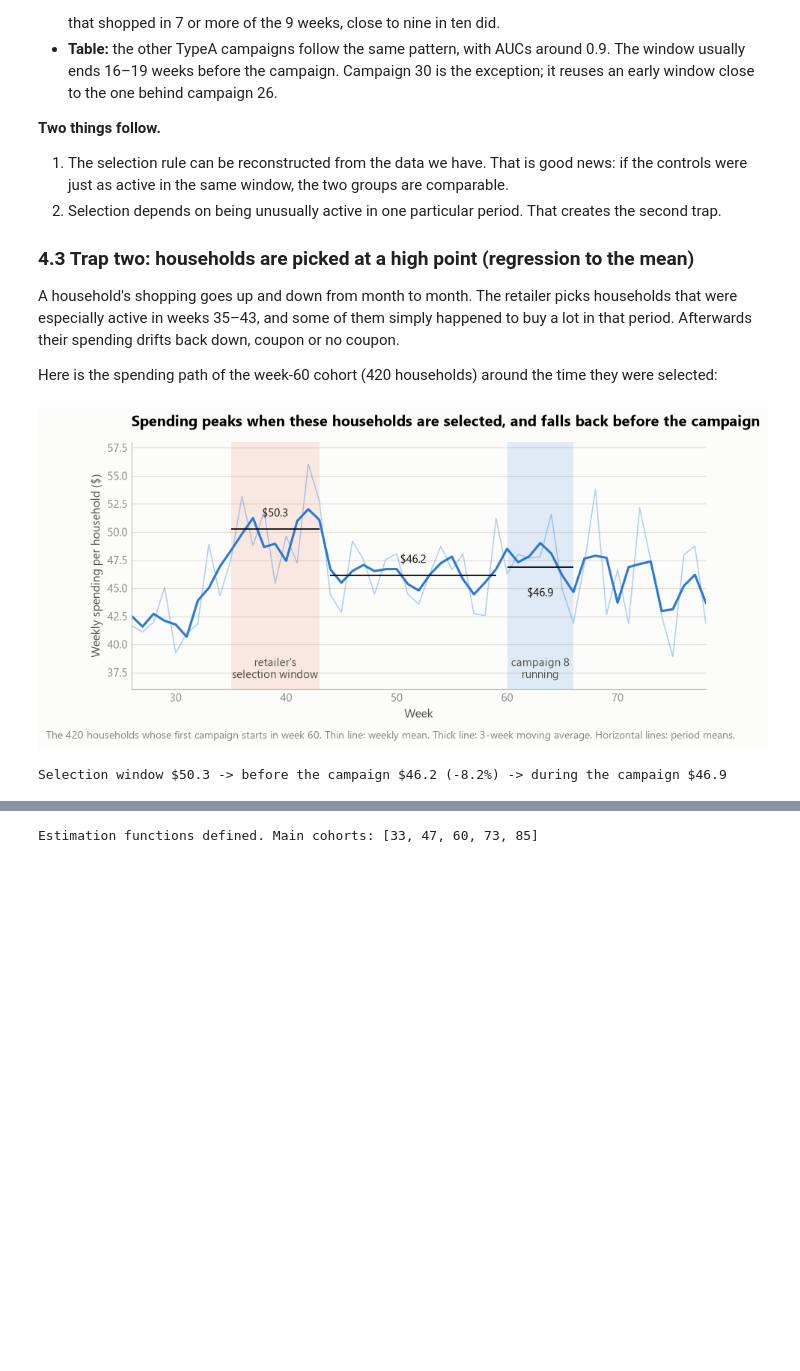
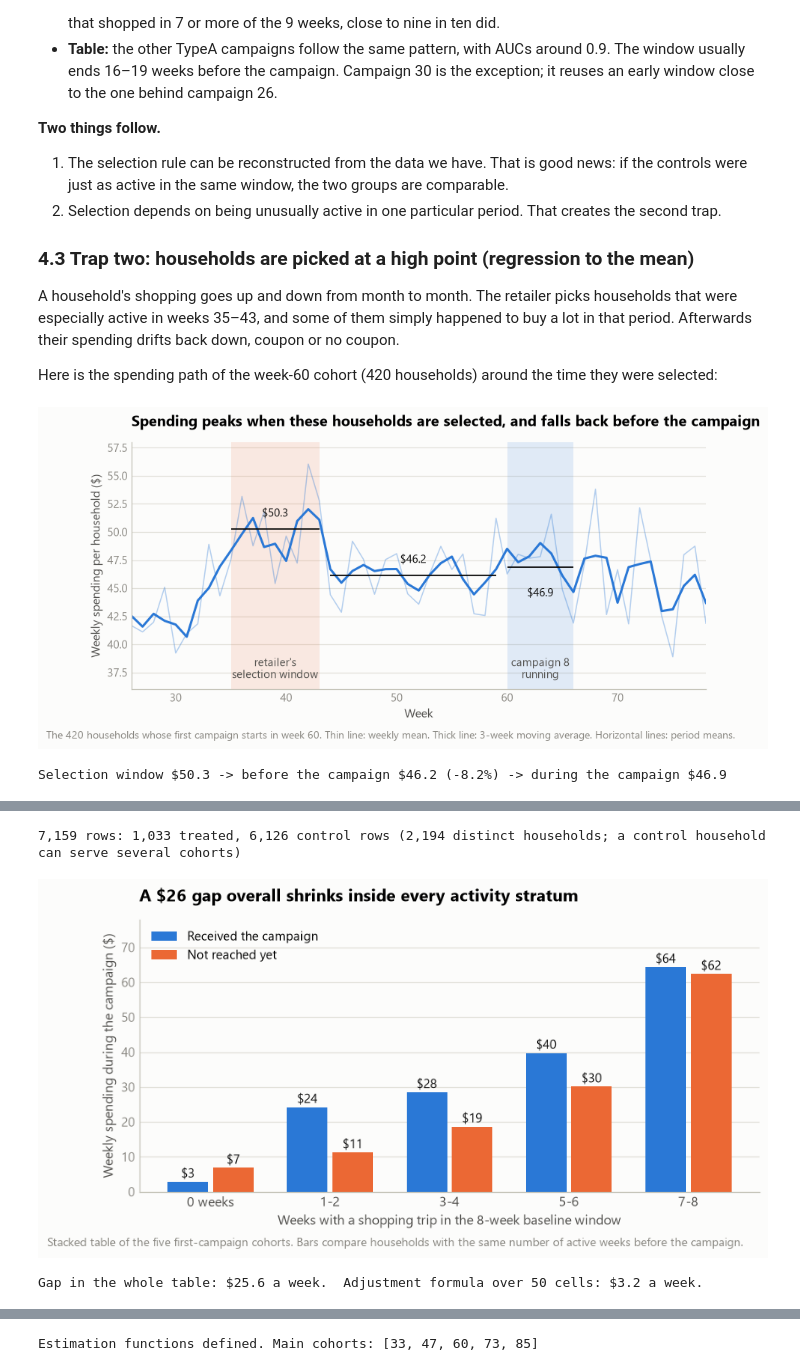
Before and after one commit to hjjhkr/dunnhumby-coupon-causal, a Jupyter notebook: coupon_causal_analysis.ipynb, the cells around one changed output, grey strips where cells are left out. Cells and saved outputs as stored; diff of their text form; code cells hidden in the pictures; blank space fills up the shorter version.

```diff
--- a/coupon_causal_analysis.ipynb
+++ b/coupon_causal_analysis.ipynb
@@ -585,0 +562,76 @@ There are several ways to make the controls comparable. We implement four and co
+# %%
+COHORTS = [33, 47, 60, 73, 85]     # the five first-campaign cohorts (each created by a TypeA campaign)
+FOLLOW = 12                         # controls must still be untreated 12 weeks after the cohort's campaign starts
+
+
+def stack_cohorts():
+    """One row per household per cohort: treatment flag, pre-campaign history, outcomes."""
+    rows = []
+    for g in COHORTS:
+        treated = cohort == g
+        control = (cohort == 0) | (cohort > g + FOLLOW)
+        ids = IDS[(treated | control).values]
+        c = g - 9                                     # last week of history used for adjustment
+        blocks = [(c - 7, c), (c - 15, c - 8), (c - 23, c - 16)] + ([(1, c - 24)] if c - 24 >= 1 else [])
+        d = pd.DataFrame({"household_key": ids, "cohort": g, "T": treated.loc[ids].astype(int).values})
+        for j in range(4):
+            if j < len(blocks):
+                a, b = max(blocks[j][0], 1), blocks[j][1]
+                d[f"spend_b{j}"] = SPEND.loc[ids, a:b].mean(axis=1).values
+                d[f"trips_b{j}"] = TRIPS.loc[ids, a:b].mean(axis=1).values
+                d[f"active_b{j}"] = ACTIVE.loc[ids, a:b].mean(axis=1).values
+            else:                                     # the week-33 cohort has only three periods of history
+                d[f"spend_b{j}"] = d[f"trips_b{j}"] = d[f"active_b{j}"] = 0.0
+        d["y_base"] = SPEND.loc[ids, g - 16:g - 9].mean(axis=1).values
+        d["y_check"] = SPEND.loc[ids, g - 8:g - 1].mean(axis=1).values
+        d["y_during"] = SPEND.loc[ids, g:g + 6].mean(axis=1).values
+        d["visit_during"] = ACTIVE.loc[ids, g:g + 6].mean(axis=1).values
+        d["trips_base"] = TRIPS.loc[ids, g - 16:g - 9].mean(axis=1).values
+        d["active_base_weeks"] = ACTIVE.loc[ids, g - 16:g - 9].sum(axis=1).values
+        rows.append(d)
+    return pd.concat(rows, ignore_index=True)
+
+
+STK = stack_cohorts()
+XCOLS = [f"{m}_b{j}" for j in range(4) for m in ("spend", "trips", "active")]      # the 12 pre-campaign measures
+print(f"{len(STK):,} rows: {STK['T'].sum():,} treated, {(STK['T'] == 0).sum():,} control rows "
+      f"({STK.household_key.nunique():,} distinct households; a control household can serve several cohorts)")
+
+# Compare recipients and non-recipients inside strata of pre-campaign activity
+STK["activity"] = pd.cut(STK.active_base_weeks, [-1, 0, 2, 4, 6, 8], labels=["0 weeks", "1-2", "3-4", "5-6", "7-8"])
+strata = STK.groupby(["activity", "T"], observed=True).y_during.agg(["size", "mean"]).unstack()
+strata.columns = ["n_control", "n_treated", "spend_control", "spend_treated"]
+strata["gap"] = strata.spend_treated - strata.spend_control
+overall_gap = STK[STK["T"] == 1].y_during.mean() - STK[STK["T"] == 0].y_during.mean()
+
+# Adjustment formula by hand, for the treated (Week 6): E[Y | T=1] - sum_z E[Y | T=0, z] P(z | T=1),
+# with z = activity stratum x decile of baseline spending (50 cells)
+STK["z"] = STK.activity.astype(str) + " / " + pd.qcut(STK.y_base.rank(method="first"), 10, labels=False).astype(str)
+cell = STK.groupby(["z", "T"]).y_during.agg(["mean", "size"]).unstack()
+both = cell[("size", 0)].notna() & cell[("size", 1)].notna()
+w_z = cell[("size", 1)][both] / cell[("size", 1)][both].sum()
+adj_by_hand = float((w_z * (cell[("mean", 1)][both] - cell[("mean", 0)][both])).sum())
+
+fig, ax = plt.subplots(figsize=(8.6, 3.8))
+x = np.arange(len(strata))
+for j, (col, color, lab) in enumerate([("spend_treated", C_BLUE, "Received the campaign"), ("spend_control", C_ORANGE, "Not reached yet")]):
+    bars = ax.bar(x + (j - 0.5) * 0.38, strata[col], width=0.34, color=color, label=lab)
+    for b_, v in zip(bars, strata[col]):
+        ax.text(b_.get_x() + b_.get_width() / 2, v + 1.2, f"${v:.0f}", ha="center", fontsize=9.5, color=C_INK)
+ax.set_xticks(x)
+ax.set_xticklabels(strata.index.astype(str), fontsize=10.5, color=C_INK2)
+ax.set_xlabel("Weeks with a shopping trip in the 8-week baseline window")
+ax.set_ylabel("Weekly spending during the campaign ($)")
+ax.set_ylim(0, 78)
+ax.legend(loc="upper left")
+ax.set_title(f"A ${overall_gap:.0f} gap overall shrinks inside every activity stratum")
+finish(fig, "03b_strata", "Stacked table of the five first-campaign cohorts. Bars compare households with the same number of active weeks before the campaign.")
+
+RESULTS["strata"] = dict(overall_gap=float(overall_gap), adjustment_formula_50_cells=adj_by_hand,
+                         table=strata.reset_index().astype({"activity": str}).to_dict("records"))
+print(f"Gap in the whole table: ${overall_gap:.1f} a week.  Adjustment formula over 50 cells: ${adj_by_hand:.1f} a week.")
+strata.round(1)
+# %% [output]
+7,159 rows: 1,033 treated, 6,126 control rows (2,194 distinct households; a control household can serve several cohorts)
+[figure, added]
+Gap in the whole table: $25.6 a week.  Adjustment formula over 50 cells: $3.2 a week.
```
Also changed, not shown: parts of 65 cells of this notebook, 40 other files.
